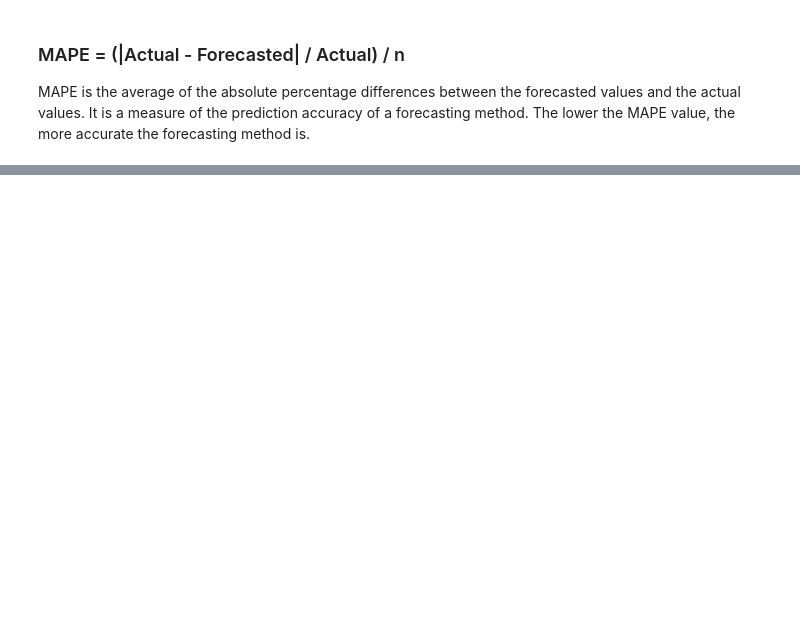
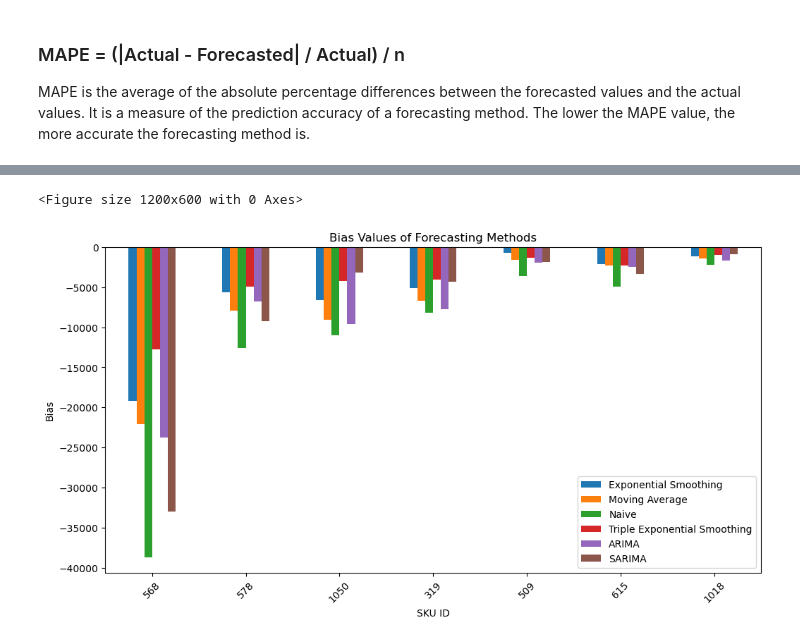
Before and after one commit to senaoz/MIS-492, a Jupyter notebook: models.ipynb, the cells around one changed output, grey strips where cells are left out. Cells and saved outputs as stored; diff of their text form; code cells hidden in the pictures; blank space fills up the shorter version.

```diff
--- a/models.ipynb
+++ b/models.ipynb
@@ -842,0 +1346,4 @@ plt.show()
+# %%
+arima_forecast_monthly = pd.DataFrame(arima_forecast_monthly)
+arima_forecast_monthly.set_index('sku_id', inplace=True)
+arima_forecast_monthly
@@ -842,0 +1360,25 @@ plt.show()
+# %%
+sarima_forecast_monthly = []
+
+def forecast_sku_SARIMA_monthly(sku_id):
+    sku_data = monthly_data[monthly_data['SkuID'] == sku_id]
+    train = sku_data['TotalQuantity'][:-4]
+    test = sku_data['TotalQuantity'][-4:]
+    model = SARIMAX(train, order=(1, 1, 1), seasonal_order=(1, 1, 1, 12)).fit()
+    forecast = model.forecast(steps=4)
+    forecast = forecast.astype(int)
+    forecast_table = pd.DataFrame({'Year': [2020, 2020, 2020, 2020], 'Month': [9, 10, 11, 12], 'Forecasted': forecast, 'Actual':
+                                test.values, 'Error': test.values - forecast})
+    forecast_table.set_index(['Year', 'Month'], inplace=True)
+
+    mape = (abs(forecast - test.values) / test.values).mean()
+    mse = ((forecast - test.values) ** 2).mean()
+    rmse = mse ** 0.5
+    bias = (forecast - test.values).mean()
+    sarima_forecast_monthly.append({'sku_id': sku_id, 'mape': round(mape, 3), 'mse': round(mse, 3), 'rmse': round(rmse, 3), 'bias': round(bias, 3)})
+
+    print(f'SKU {sku_id} SARIMA Forecast'f'\n\n{forecast_table}\n')
+    print(f'MAPE: {mape}')
+    print(f'MSE: {mse}')
+    print(f'RMSE: {rmse}')
+    print('===============\n')
@@ -842,0 +1493,4 @@ plt.show()
+# %%
+sarima_forecast_monthly = pd.DataFrame(sarima_forecast_monthly)
+sarima_forecast_monthly.set_index('sku_id', inplace=True)
+sarima_forecast_monthly
@@ -842,0 +1507,4 @@ plt.show()
+# %%
+all_forecasts_bias_monthly = pd.concat([exponential_smoothing_forecast_monthly['bias'], moving_average_forecast_monthly['bias'], naive_forecast_monthly['bias'], triple_exponential_smoothing_forecast_monthly['bias'], arima_forecast_monthly['bias'], sarima_forecast_monthly['bias']], axis=1)
+all_forecasts_bias_monthly.columns = ['Exponential Smoothing', 'Moving Average', 'Naive', 'Triple Exponential Smoothing', 'ARIMA', 'SARIMA']
+all_forecasts_bias_monthly
@@ -842,0 +1521,11 @@ plt.show()
+# %%
+plt.figure(figsize=(12, 6))
+all_forecasts_bias_monthly.plot(kind='bar', figsize=(12, 6))
+plt.title('Bias Values of Forecasting Methods')
+plt.xlabel('SKU ID')
+plt.ylabel('Bias')
+plt.xticks(rotation=45)
+plt.show()
+# %% [output]
+<Figure size 1200x600 with 0 Axes>
+[figure, added]
```
Also changed, not shown: parts of 59 cells of this notebook.
